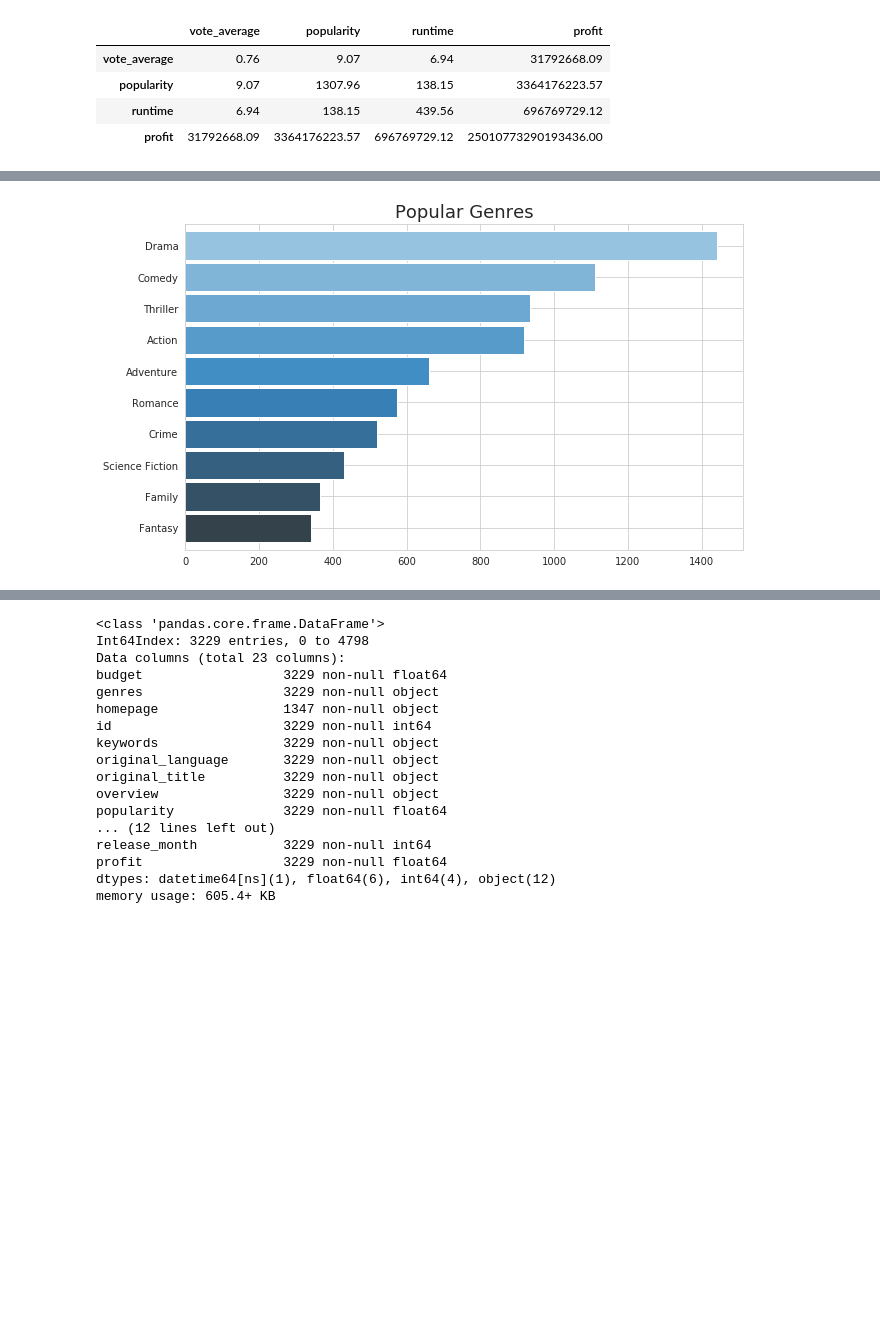
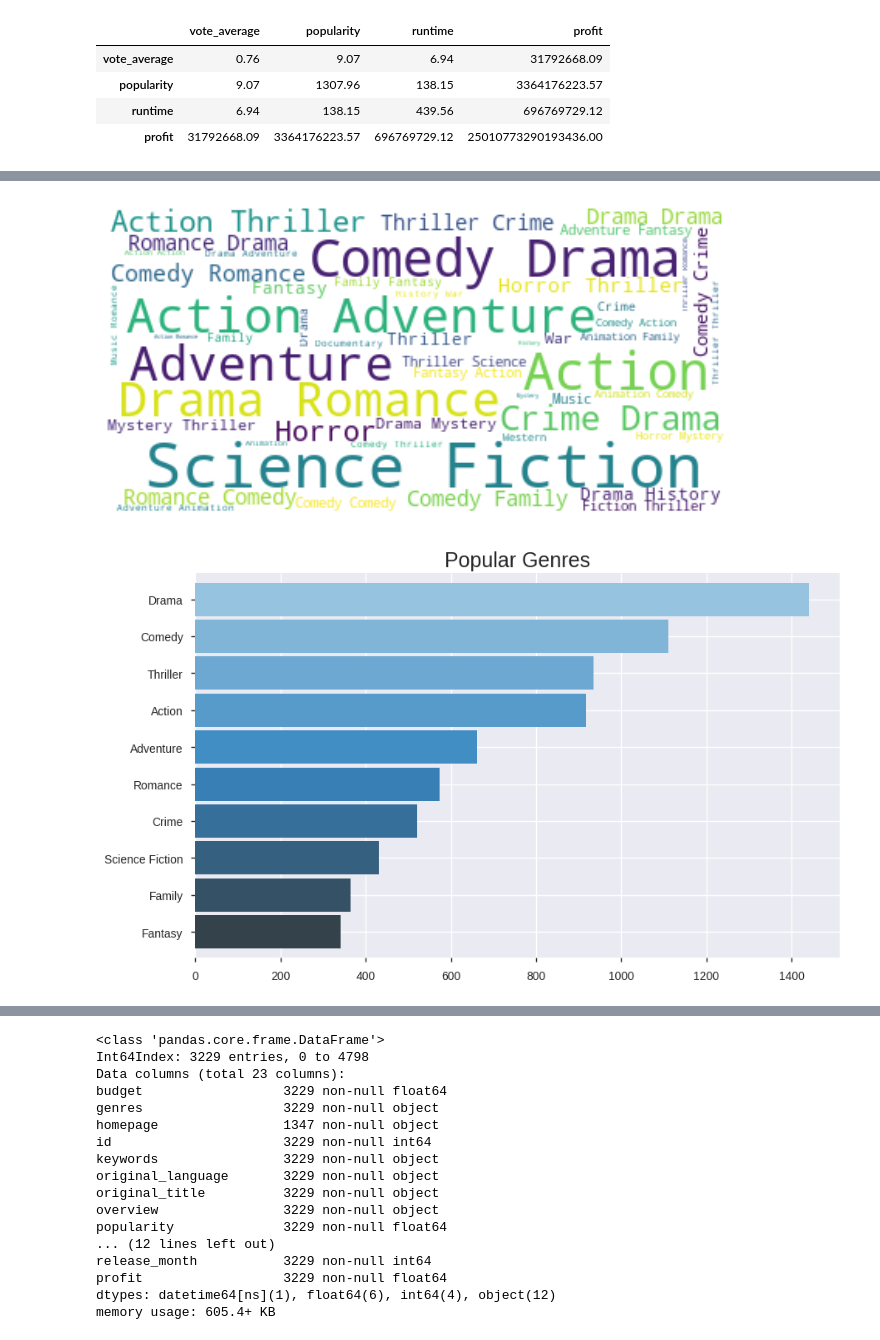
Before and after one commit to juandsep/imbd_project, a Jupyter notebook: imbd.ipynb, the cells around one changed output, grey strips where cells are left out. Saved outputs shown, nothing was run; the diff lists cells and outputs as text; code cells hidden in the pictures; blank space fills up the shorter version.

```diff
--- a/imbd.ipynb
+++ b/imbd.ipynb
@@ -257,12 +295,39 @@ movies[['vote_average', 'popularity', 'runtime', 'profit']].cov()
+# %%
+key_words = ' '
+stopwords = set(STOPWORDS)
+genre_list = [genre for movie in movies['genres'] for genre in movie]
+# %%
+# iterate through the list for genre
+for genre in genre_list:
+
+    # typecaste each genre to string
+    genre = str(genre)
+
+    # split the value
+    tokens = genre.split()
+
+    # Converts each token into lowercase
+    #for i in range(len(tokens)):
+    #    tokens[i] = tokens[i].lower()
+
+    for words in tokens:
+      key_words = key_words + words + " "
+# %%
+# Generate a word cloud image
+wordcloud = WordCloud(stopwords=stopwords, background_color="white").generate(key_words)
+# Display the generated image:
+plt.imshow(wordcloud, interpolation='bilinear')
+plt.axis("off")
+plt.show()
+# %% [output]
+[figure, added]
 # %%
 #grafica> popularidad de generos
 plt.subplots(figsize=(10, 6))
-# Flatten the arrays of genres in each row
-genre_list = [genre for movie in movies['genres'] for genre in movie]
 # value_counts() returns sorted list. Reverse it to make item 1 of top 10 appear at top of chart
 genre_count_series = pd.Series(genre_list).value_counts()[:10].sort_values(ascending=True)
 ax = genre_count_series.plot.barh(width=0.9, color=sns.color_palette('Blues_d', 10))
 plt.title("Popular Genres", fontsize=18)
 plt.show()
 # %% [output]
-[figure, old version]
+[figure, new version]
```
Also changed, not shown: parts of 19 cells of this notebook.
